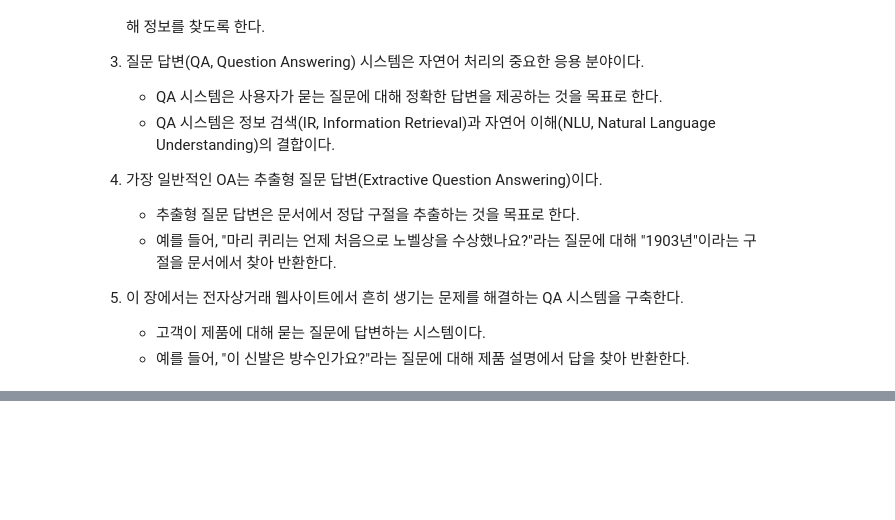
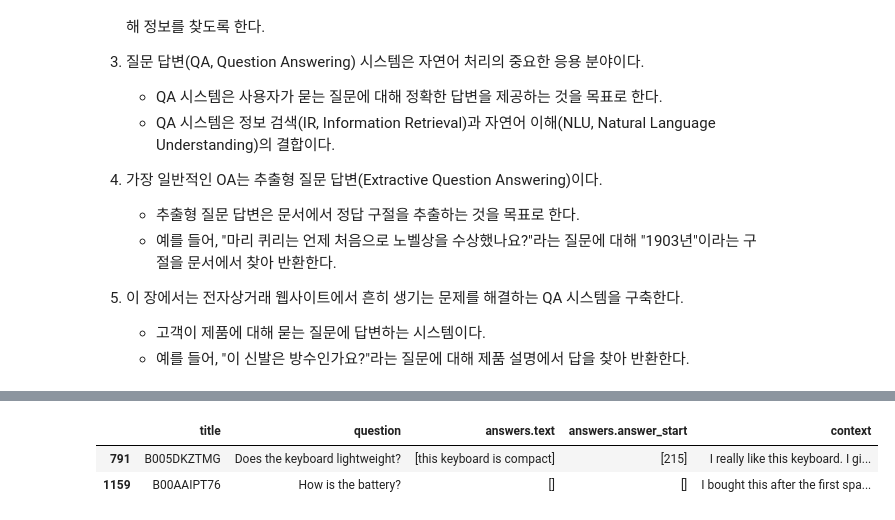
Before and after one commit to redinbluesky/nlp-with-transformers, a Jupyter notebook: 07-질문_답변.ipynb, the cells around one changed output, grey strips where cells are left out. Drawn from its saved outputs; the diff is of its cells as text; code cells hidden in the pictures; blank space fills up the shorter version.

```diff
--- a/07-질문_답변.ipynb
+++ b/07-질문_답변.ipynb
@@ -24,0 +64,3 @@
+# %%
+# 전자 제품용 QA 시스템구축을 위해 데이터셋을 불러옵니다.
+subjqa = load_dataset("subjqa", "electronics")
@@ -24,0 +73,8 @@
+# %%
+# 판다스 프레임으로 변경
+import pandas as pd
+
+dfs = {split: dset.to_pandas() for split, dset in subjqa.flatten().items()}
+
+for split, df in dfs.items():
+    print(f"{split} 데이터프레임 크기: {df.shape}")
@@ -24,0 +100,9 @@
+# %%
+# sample() 메서드를 사용해 랜덤하게 샘플 선택
+qa_cols = ["title", "question", "answers.text", "answers.answer_start", "context"]
+sample_df = dfs["train"][qa_cols].sample(n=2, random_state=7)
+sample_df
+# %% [output]
+|  | title | question | answers.text | answers.answer_start | context |
+| 791 | B005DKZTMG | Does the keyboard lightweight? | [this keyboard is compact] | [215] | I really like this keyboard. I gi... |
+| 1159 | B00AAIPT76 | How is the battery? | [] | [] | I bought this after the first spa... |
```
Also changed, not shown: parts of 8 cells of this notebook, 1 other file.
